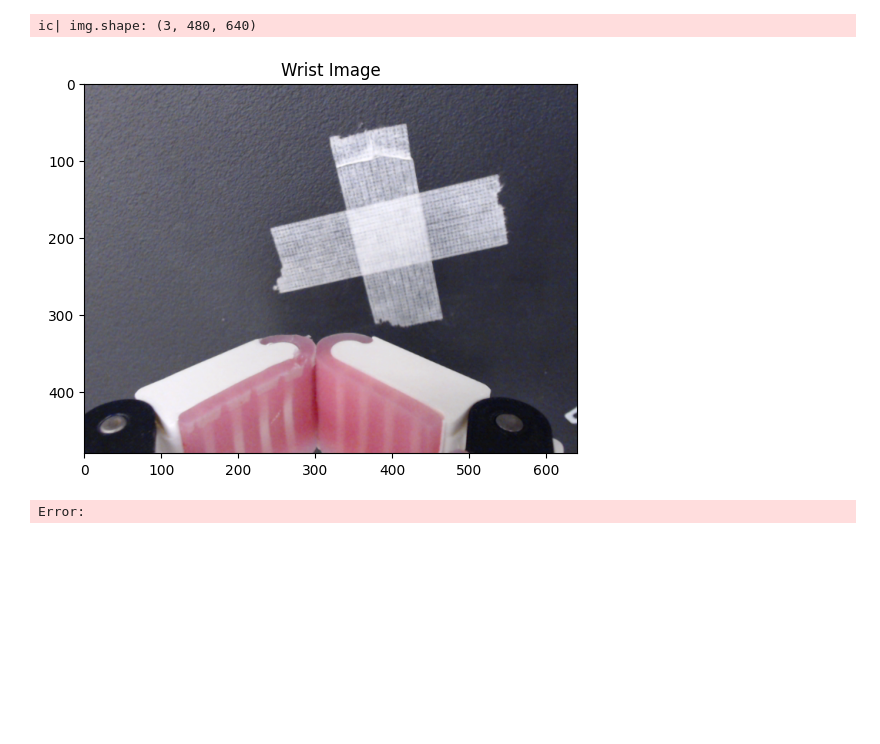
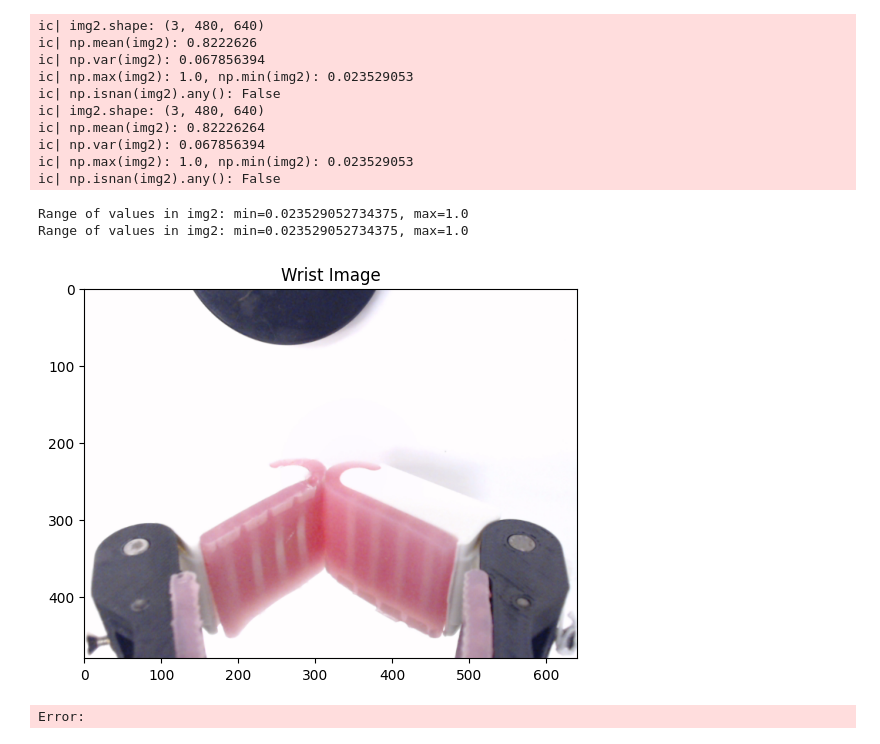
Before and after one commit to mh-mu/DP3-Compliant-Gripper, a Jupyter notebook: third_party/real_world/test.ipynb, the cells around one changed output. Saved outputs shown, nothing was run; the diff lists cells and outputs as text; code cells hidden in the pictures; blank space fills up the shorter version.

```diff
--- a/third_party/real_world/test.ipynb
+++ b/third_party/real_world/test.ipynb
@@ -9,14 +9,21 @@ from icecream import ic
 from tqdm import tqdm
 from check_zarr_data import read_zarr_folder
 # %%
-data_index = 0
+data_index = 12
+# real_world
 
 with open(f'rollout_data/obs_dict_list_{data_index}.pkl', 'rb') as file:
     data = pickle.load(file)
 
-img = data[0]['wrist_img'][0, 0]
-ic(img.dtype)
-ic(img)
+for i in range(2):
+    img = data[2]['wrist_img'][0, i]
+    ic(data[0]['wrist_img'].shape)
+    ic(img.dtype)
+    ic(img.shape)
+    ic(np.mean(img))
+    ic(np.var(img))
+    print(f"Range of values in img: min={np.min(img)}, max={np.max(img)}")
+    # ic(img)
 img = img.astype(np.float32)
 img = img[[2, 1, 0], :, :]  # Flip RGB to BGR
 plt.imshow(img.transpose(1, 2, 0))
@@ -25,19 +46,38 @@ plt.show()
 # %%
-data_index = 33
+data_index = 11
+# replay data
 
 with open(f'rollout_data/obs_dict_list_{data_index}.pkl', 'rb') as file:
-    data = pickle.load(file)
-
-img = data[0]['wrist_img'][0, 0]
-ic(img.shape)
-# ic(img)
-img = img[[2, 1, 0], :, :]  # Flip RGB to BGR
-plt.imshow(img.transpose(1, 2, 0))
+    data2 = pickle.load(file)
+for i in range(2):
+    img = data[0]['wrist_img'][0, i]
+    ic(img2.shape)
+    # ic(img)
+    ic(np.mean(img2))
+    img2 = img2.astype(np.float32)
+    ic(np.var(img2))
+    ic(np.max(img2), np.min(img2))
+    ic(np.isnan(img2).any())
+    print(f"Range of values in img2: min={np.min(img2)}, max={np.max(img2)}")
+    img2 = img2.astype(np.float32)
+    img2 = img2[[2, 1, 0], :, :]  # Flip RGB to BGR
+plt.imshow(img2.transpose(1, 2, 0))
 plt.title('Wrist Image')
 plt.show()
 # %% [output]
-ic| img.shape: (3, 480, 640)
+ic| img2.shape: (3, 480, 640)
+ic| np.mean(img2): 0.8222626
+ic| np.var(img2): 0.067856394
+ic| np.max(img2): 1.0, np.min(img2): 0.023529053
+ic| np.isnan(img2).any(): False
+ic| img2.shape: (3, 480, 640)
+ic| np.mean(img2): 0.82226264
+ic| np.var(img2): 0.067856394
+ic| np.max(img2): 1.0, np.min(img2): 0.023529053
+ic| np.isnan(img2).any(): False
+Range of values in img2: min=0.023529052734375, max=1.0
+Range of values in img2: min=0.023529052734375, max=1.0
-[figure, old version]
+[figure, new version]
 # %%
 video_path = 'dummy.avi'  # Replace with your video file name
 
```
Also changed, not shown: parts of 1 cell of this notebook, 11 other files.
